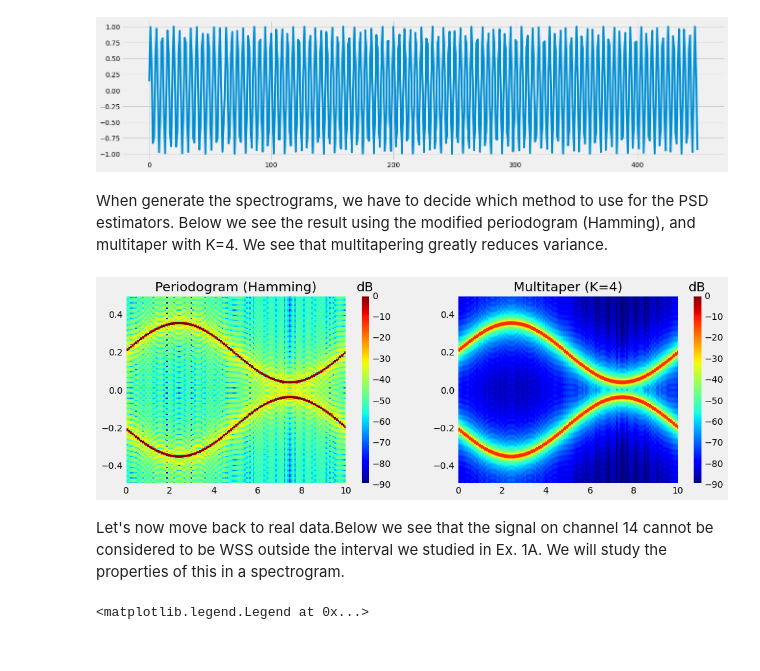
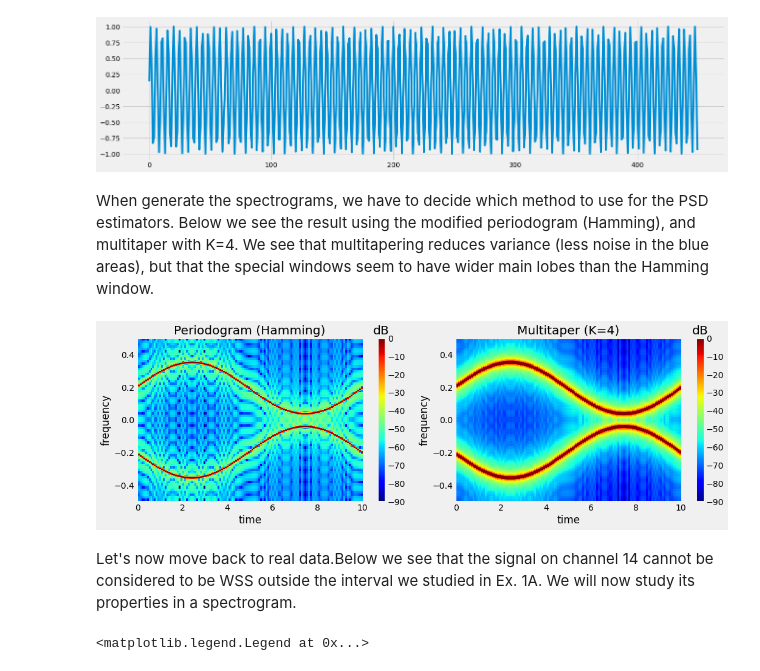
Before and after one commit to fonstelien/INF4480, a Jupyter notebook: project3/project3.ipynb, the cells around one changed output. Cells and saved outputs as stored; diff of their text form; code cells hidden in the pictures.

```diff
--- a/project3/project3.ipynb
+++ b/project3/project3.ipynb
@@ -687,19 +687,17 @@ One obvious solution to the problem of non-stationarity is to, if possible, divi
 # %% [markdown]
 Implementing STFT is very simple -- it looks much the same as Welch's method; the only difference being that we do not keep only the average of all periodograms, but keep them all for presentation in a Spectrogram.
 # %%
-def spectrogram(x, L=None, D=None, normalize=False, fperiodogram=periodogram, fargs={}):
+def spectrogram(x, L, D=None, normalize=False, fperiodogram=periodogram, fargs={}):
     '''Calculates the Spectrogram of x with estimates of its Power Spectrum Density in sequence lengths L, offset by D. The PSD is estimated using fperiodogram={periodogram, welch, multitaper} applied with arguments fargs.'''
+    N = x.shape[0]
+    Pxx = list()
 
     # Set shape of the Spectrogram
-    N = x.shape[0]
-    if L is None:
-        L = N//8
     if D is None:
         D = L
     K = (N-L)//D + 1
-    Pxx = list()
 
-    # Calculate Periodograms
+    # Calculate periodograms
     for i in range(K):
         pxx = fperiodogram(x[i*D:i*D+L], **fargs)
         Pxx.append(pxx)
@@ -723,37 +721,45 @@ plt.show()
 # %% [output]
 [figure]
 # %% [markdown]
-When generate the spectrograms, we have to decide which method to use for the PSD estimators. Below we see the result using the modified periodogram (Hamming), and multitaper with K=4. We see that multitapering greatly reduces variance.
+When generate the spectrograms, we have to decide which method to use for the PSD estimators. Below we see the result using the modified periodogram (Hamming), and multitaper with K=4. We see that multitapering reduces variance (less noise in the blue areas), but that the special windows seem to have wider main lobes than the Hamming window.
 # %%
 L = 256
-zero_pad = 4
-Pxx_periodogram = spectrogram(x, L, fperiodogram=periodogram, fargs={'zero_pad':zero_pad, 'wname':'hamming'})
-Pxx_multitaper = spectrogram(x, L, fperiodogram=multitaper, fargs={'zero_pad':zero_pad, 'K':4})
+Pxx_periodogram = spectrogram(x, L, fperiodogram=periodogram, fargs={'zero_pad':4, 'wname':'hamming'})
+Pxx_multitaper = spectrogram(x, L, fperiodogram=multitaper, fargs={'zero_pad':4, 'K':4})
 # %%
 fig, axes = plt.subplots(ncols=2, nrows=1, sharex=True, sharey=False, figsize=(15,5))
+
+Pxx_periodogram = Pxx_periodogram/Pxx_periodogram.max()
+Pxx_multitaper = Pxx_multitaper/Pxx_multitaper.max()
 
 D = L
 K = (len(x)-L)//D + 1
 t = np.linspace(0, 10, K)
 f = np.linspace(-.5,.5, Pxx_periodogram.shape[1])
 tt, ff = np.meshgrid(t,f)
 
 ax = axes[0]
 cm = ax.pcolormesh(tt, ff, 10*np.log10(Pxx_periodogram.T), shading='auto', cmap='jet', vmax=0, vmin=-90)
 ax.set_title('Periodogram (Hamming)')
 cbar = plt.colorbar(cm, ax=ax)
 cbar.ax.set_title('dB')
+ax.set_xlabel('time')
+ax.set_ylabel('frequency')
 
 ax = axes[1]
 cm = ax.pcolormesh(tt, ff, 10*np.log10(Pxx_multitaper.T), shading='auto', cmap='jet', vmax=0, vmin=-90)
 ax.set_title('Multitaper (K=4)')
 cbar = plt.colorbar(cm, ax=ax)
 cbar.ax.set_title('dB')
+ax.set_xlabel('time')
+ax.set_ylabel('frequency')
+
+plt.tight_layout()
 plt.show()
 # %% [output]
-[figure, old version]
+[figure, new version]
 # %% [markdown]
-Let's now move back to real data.Below we see that the signal on channel 14 cannot be considered to be WSS outside the interval we studied in Ex. 1A. We will study the properties of this in a spectrogram.
+Let's now move back to real data.Below we see that the signal on channel 14 cannot be considered to be WSS outside the interval we studied in Ex. 1A. We will now study its properties in a spectrogram.
 # %%
 channel = 14
 M, N = 400, 8192
```
Also changed, not shown: parts of 25 cells of this notebook.
